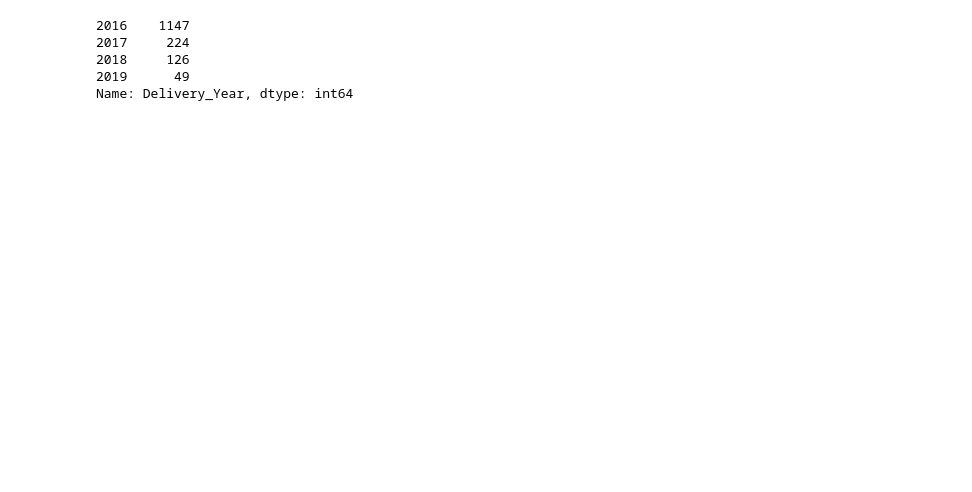
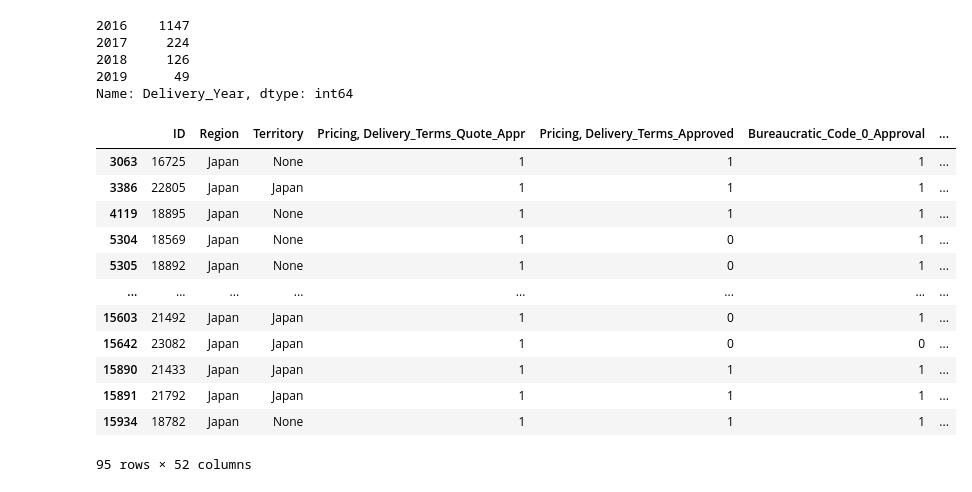
Before and after one commit to Ramaxx95/TP1-Orga-de-Datos, a Jupyter notebook: Visualizaciones/Region_Japan.ipynb, the cells around one changed output. Cells and saved outputs as stored; diff of their text form; code cells hidden in the pictures; blank space fills up the shorter version.

```diff
--- a/Visualizaciones/Region_Japan.ipynb
+++ b/Visualizaciones/Region_Japan.ipynb
@@ -108,3 +108,20 @@ japon_cerrados_perdidas_df.Delivery_Year.value_counts()
 2018     126
 2019      49
 Name: Delivery_Year, dtype: int64
+# %%
+casos_perdidos_japon_2013_df = japon_cerrados_perdidas_df[japon_cerrados_perdidas_df.Account_Created_Date.dt.year == 2013]
+casos_perdidos_japon_2013_df
+# %% [output]
+|  | ID | Region | Territory | Pricing, Delivery_Terms_Quote_Appr | Pricing, Delivery_Terms_Approved | Bureaucratic_Code_0_Approval | ... |
+| 3063 | 16725 | Japan | None | 1 | 1 | 1 | ... |
+| 3386 | 22805 | Japan | Japan | 1 | 1 | 1 | ... |
+| 4119 | 18895 | Japan | None | 1 | 1 | 1 | ... |
+| 5304 | 18569 | Japan | None | 1 | 0 | 1 | ... |
+| 5305 | 18892 | Japan | None | 1 | 0 | 1 | ... |
+| ... | ... | ... | ... | ... | ... | ... | ... |
+| 15603 | 21492 | Japan | Japan | 1 | 0 | 1 | ... |
+| 15642 | 23082 | Japan | Japan | 1 | 0 | 0 | ... |
+| 15890 | 21433 | Japan | Japan | 1 | 1 | 1 | ... |
+| 15891 | 21792 | Japan | Japan | 1 | 1 | 1 | ... |
+| 15934 | 18782 | Japan | None | 1 | 1 | 1 | ... |
+95 rows × 52 columns
```
Also changed, not shown: parts of 3 cells of this notebook.
